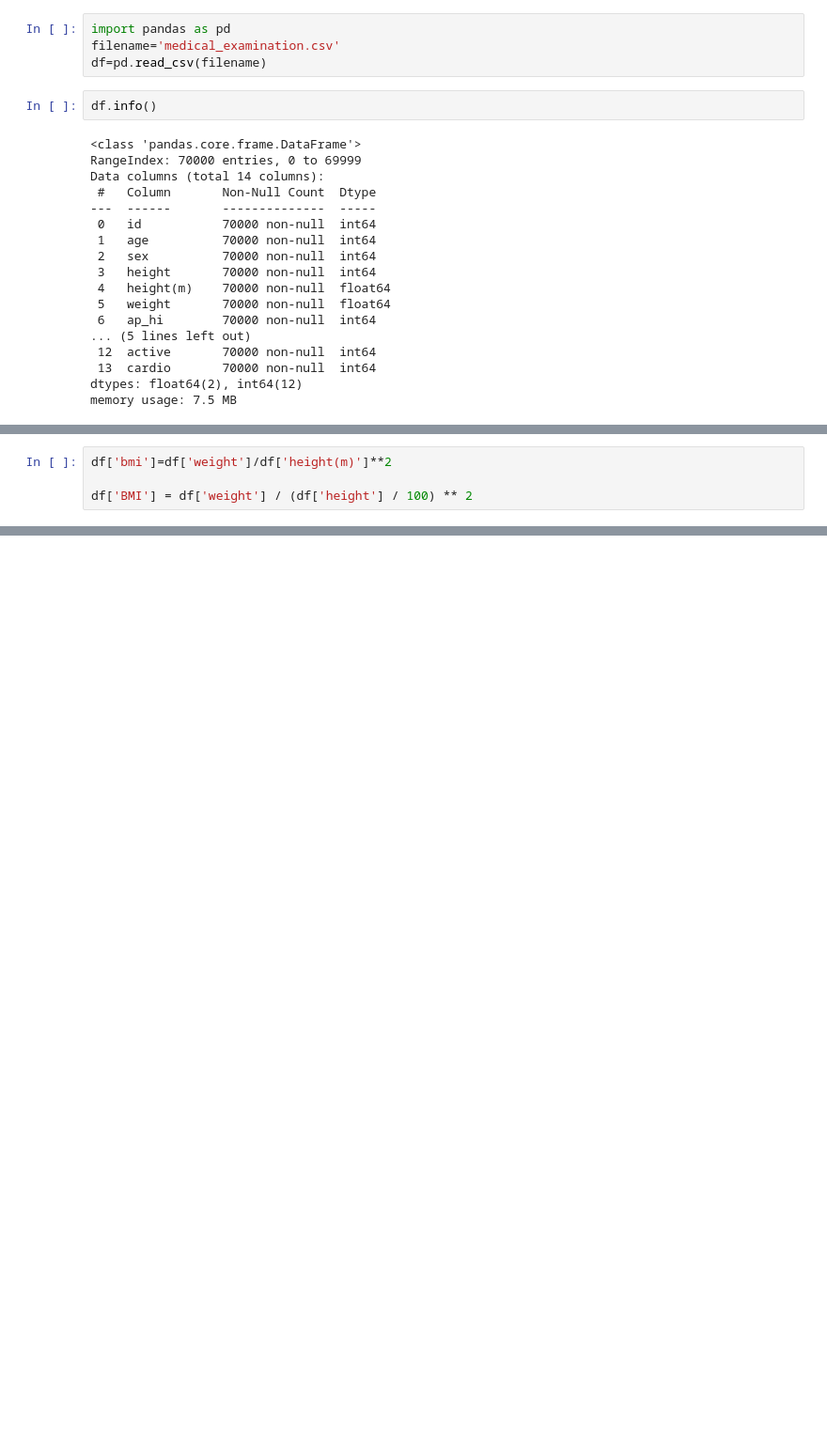
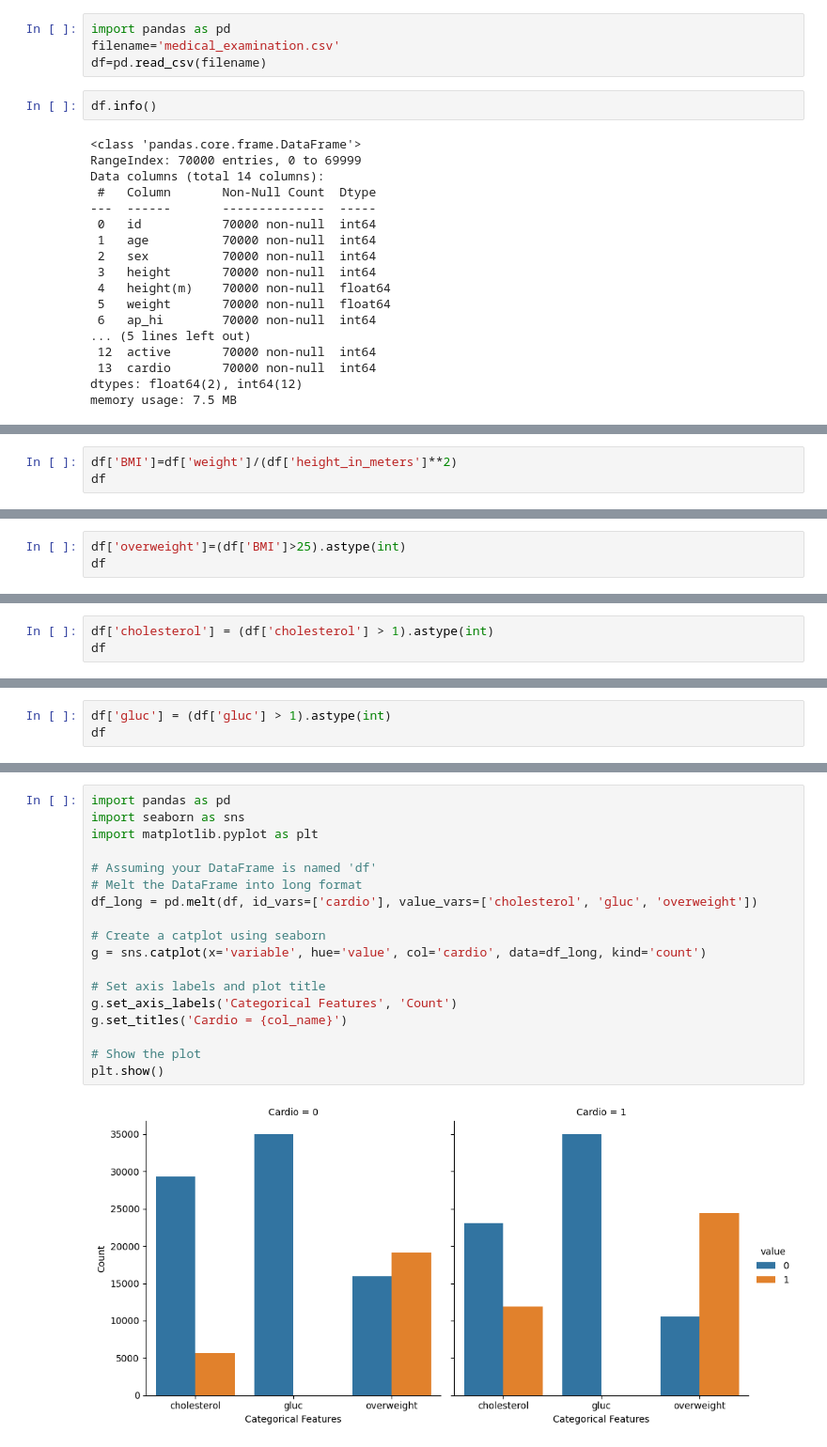
Before and after one commit to kolumide1972/boilerplate-demographic-data-analyzer, a Jupyter notebook: Copy_of_data_analysis_with_python1.ipynb, the cells around one changed output, grey strips where cells are left out. Shown at 94% size. Drawn from its saved outputs; the diff is of its cells as text; blank space fills up the shorter version.

```diff
--- a/Copy_of_data_analysis_with_python1.ipynb
+++ b/Copy_of_data_analysis_with_python1.ipynb
@@ -911,4 +949,3 @@ memory usage: 7.5 MB
 # %%
-df['bmi']=df['weight']/df['height(m)']**2
-
-df['BMI'] = df['weight'] / (df['height'] / 100) ** 2
+df['BMI']=df['weight']/(df['height_in_meters']**2)
+df
@@ -914,0 +966,3 @@ df['BMI'] = df['weight'] / (df['height'] / 100) ** 2
+# %%
+df['overweight']=(df['BMI']>25).astype(int)
+df
@@ -914,0 +983,3 @@ df['BMI'] = df['weight'] / (df['height'] / 100) ** 2
+# %%
+df['cholesterol'] = (df['cholesterol'] > 1).astype(int)
+df
@@ -914,0 +1000,3 @@ df['BMI'] = df['weight'] / (df['height'] / 100) ** 2
+# %%
+df['gluc'] = (df['gluc'] > 1).astype(int)
+df
@@ -914,0 +1077,20 @@ df['BMI'] = df['weight'] / (df['height'] / 100) ** 2
+# %%
+import pandas as pd
+import seaborn as sns
+import matplotlib.pyplot as plt
+
+# Assuming your DataFrame is named 'df'
+# Melt the DataFrame into long format
+df_long = pd.melt(df, id_vars=['cardio'], value_vars=['cholesterol', 'gluc', 'overweight'])
+
+# Create a catplot using seaborn
+g = sns.catplot(x='variable', hue='value', col='cardio', data=df_long, kind='count')
+
+# Set axis labels and plot title
+g.set_axis_labels('Categorical Features', 'Count')
+g.set_titles('Cardio = {col_name}')
+
+# Show the plot
+plt.show()
+# %% [output]
+[figure, added]
```
Also changed, not shown: parts of 9 cells of this notebook.
